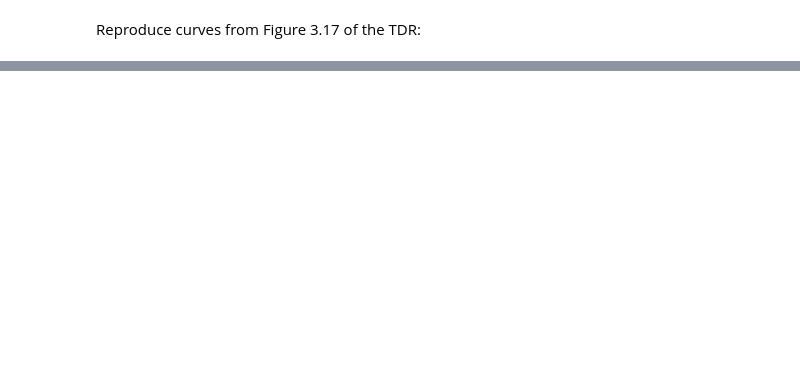
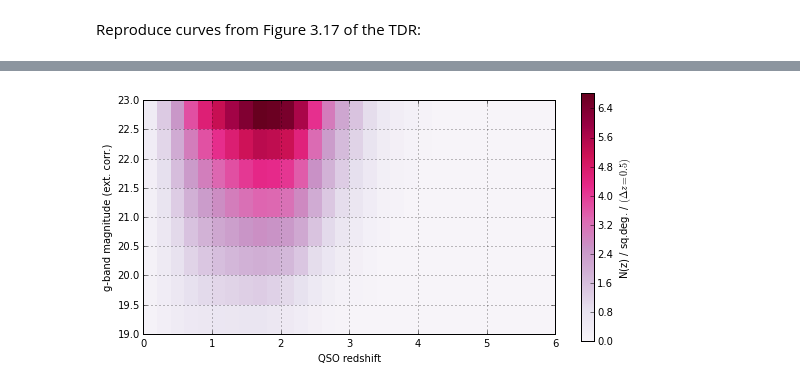
Before and after one commit to dkirkby/ArgonneLymanAlpha, a Jupyter notebook: notebooks/SampleProperties.ipynb, the cells around one changed output, grey strips where cells are left out. Drawn from its saved outputs; the diff is of its cells as text; code cells hidden in the pictures; blank space fills up the shorter version.

```diff
--- a/notebooks/SampleProperties.ipynb
+++ b/notebooks/SampleProperties.ipynb
@@ -92,0 +236,4 @@ plt.show()
+# %%
+lumi_plot(table2015a, save='lumi2015.png')
+# %% [output]
+[figure, added]
```
Also changed, not shown: parts of 20 cells of this notebook.
